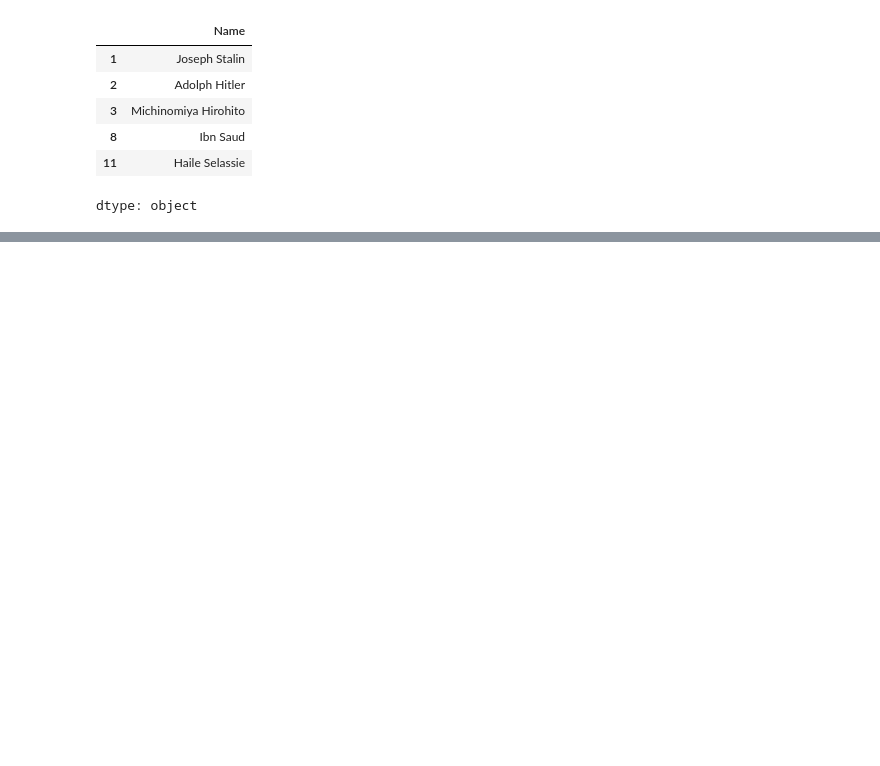
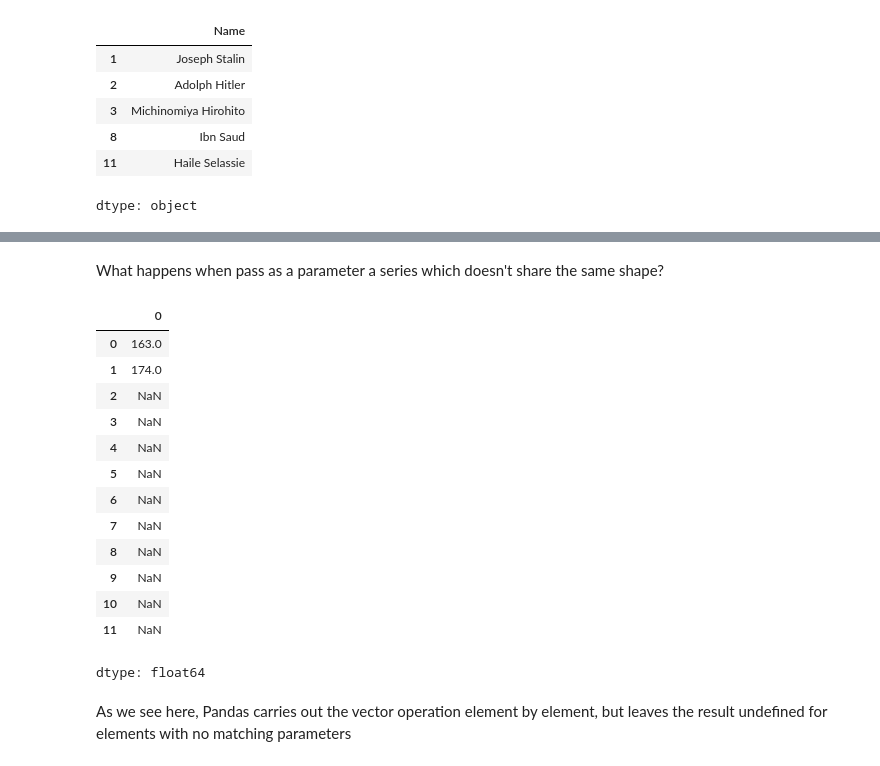
Before and after one commit to csaatechnicalarts/ML_Bootcamp, a Jupyter notebook: Pandas_02_SeriesIntro.ipynb, the cells around one changed output, grey strips where cells are left out. Cells and saved outputs as stored; diff of their text form; code cells hidden in the pictures; blank space fills up the shorter version.

```diff
--- a/Pandas_02_SeriesIntro.ipynb
+++ b/Pandas_02_SeriesIntro.ipynb
@@ -197,0 +253,21 @@ dtype: object
+# %% [markdown]
+What happens when pass as a parameter a series which doesn't share the same shape?
+# %%
+age + pd.Series([100, 100])
+# %% [output]
+|  | 0 |
+| 0 | 163.0 |
+| 1 | 174.0 |
+| 2 | NaN |
+| 3 | NaN |
+| 4 | NaN |
+| 5 | NaN |
+| 6 | NaN |
+| 7 | NaN |
+| 8 | NaN |
+| 9 | NaN |
+| 10 | NaN |
+| 11 | NaN |
+dtype: float64
+# %% [markdown]
+As we see here, Pandas carries out the vector operation element by element, but leaves the result undefined for elements with no matching parameters
```
Also changed, not shown: parts of 6 cells of this notebook.
